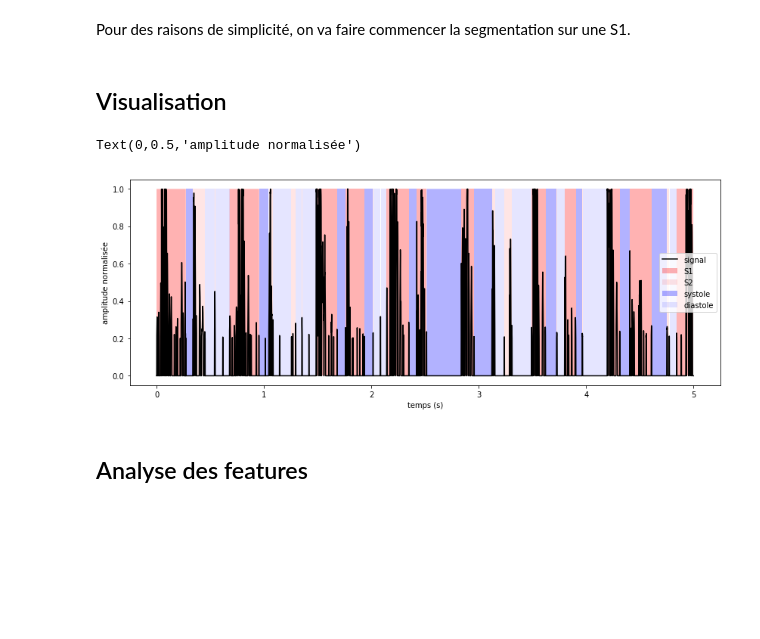
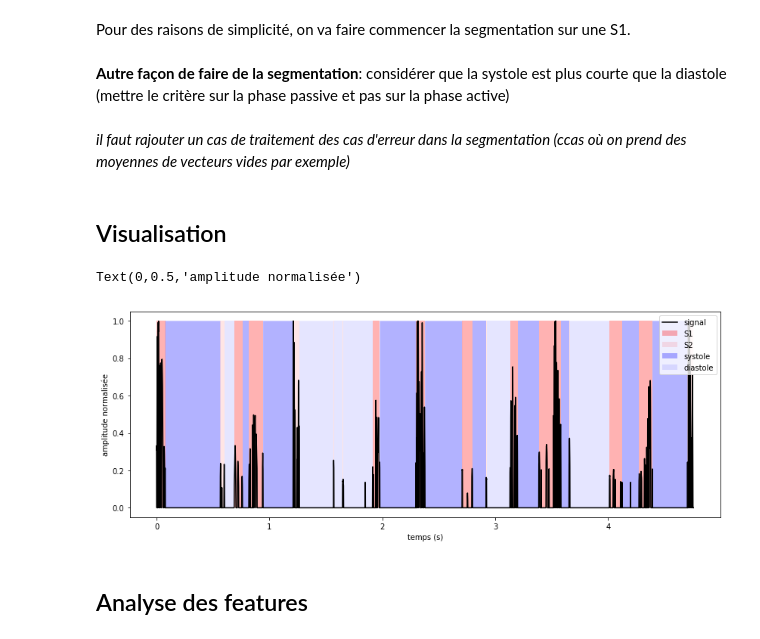
Before and after one commit to aymericfloyrac/Python_for_datascience, a Jupyter notebook: Projet Python.ipynb, the cells around one changed output. Cells and saved outputs as stored; diff of their text form; code cells hidden in the pictures; blank space fills up the shorter version.

```diff
--- a/Projet Python.ipynb
+++ b/Projet Python.ipynb
@@ -285,30 +270,34 @@ class PCG:
         features = np.append(features,band_spectral_power)
 
         return features
+# %% [markdown]
+**Autre façon de faire de la segmentation**: considérer que la systole est plus courte que la diastole (mettre le critère sur la phase passive et pas sur la phase active)
+# %% [markdown]
+*il faut rajouter un cas de traitement des cas d'erreur dans la segmentation (ccas où on prend des moyennes de vecteurs vides par exemple)*
 # %% [markdown]
 ## Visualisation
 # %%
 time_length = 10000
-sample = raw_data.loc[5][:time_length]
+sample = raw_data.loc[2][:time_length]
 # %%
 pcg = PCG(sample)
-segmentation,E,lag = pcg.segmentation()
+segmentation,E,lag,counters = pcg.segmentation()
 # %%
 plt.figure(figsize=(14,5))
-l = time_length-lag
+l = len(segmentation)
 x = np.linspace(0,l/2000,l)
 plt.fill_between(x,0,1,where = segmentation=='S1',facecolor='r',alpha=.3,label='S1')
 plt.fill_between(x,0,1,where = segmentation=='S2',facecolor='r',alpha=.1,label='S2')
 plt.fill_between(x,0,1,where = segmentation=='systole',facecolor='b',alpha=.3,label='systole')
 plt.fill_between(x,0,1,where = segmentation=='diastole',facecolor='b',alpha=.1,label='diastole')
 
 plt.plot(x,E/np.max(E),'k',label='signal')
 plt.legend()
 plt.xlabel('temps (s)')
 plt.ylabel('amplitude normalisée')
 # %% [output]
 Text(0,0.5,'amplitude normalisée')
-[figure, old version]
+[figure, new version]
 # %% [markdown]
 ## Analyse des features
 # %%
```
Also changed, not shown: parts of 4 cells of this notebook.
